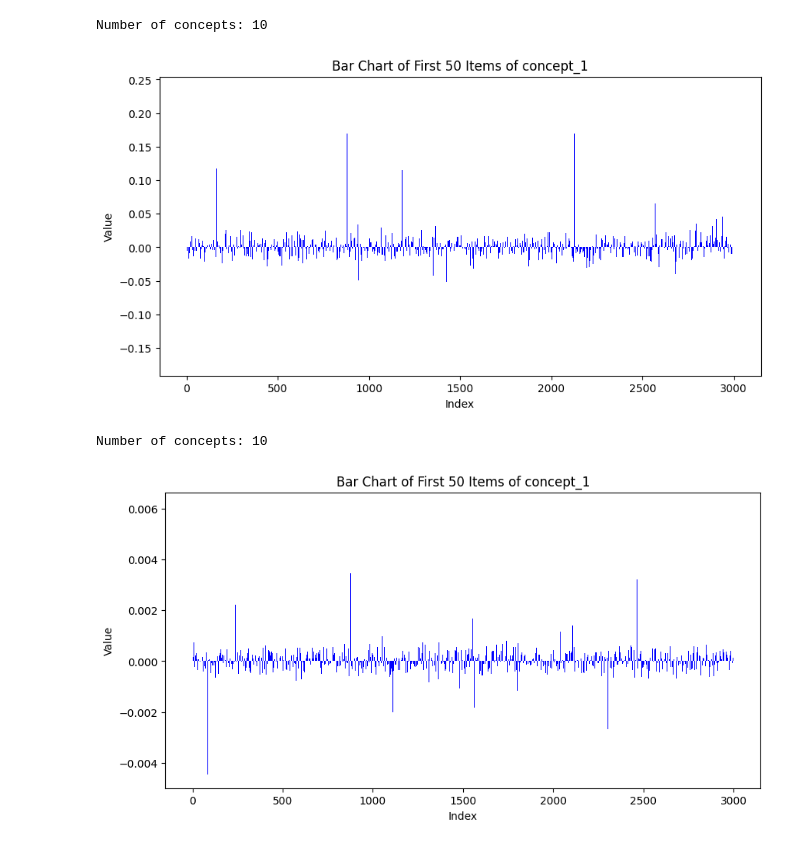
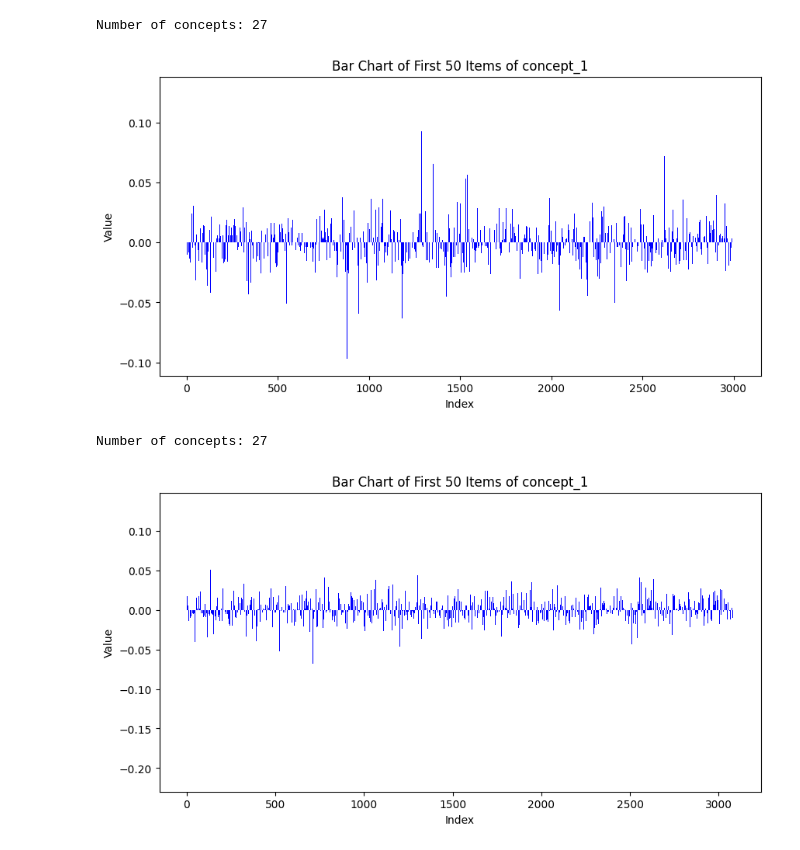
Before and after one commit to Mak-Ta-Reque/xl-vlms, a Jupyter notebook: playground/nuron_finding.ipynb, the cells around one changed output. Cells and saved outputs as stored; diff of their text form; code cells hidden in the pictures.

```diff
--- a/playground/nuron_finding.ipynb
+++ b/playground/nuron_finding.ipynb
@@ -1,11 +1,11 @@
 # %%
 import torch
-feature_path = "/mnt/abka03/concept_extraction_result/MCoX/SNMF/imagenet_temp/train/concept/combined_concept_raw.pth"
+feature_path = "/mnt/abka03/concept_extraction_result/MCoX/SNMF/layer_norm_imagenet32/train/concept/redefine_activations_text_grounding_combined_concept_gl_regrounded.pth"
 data = torch.load(feature_path, map_location="cpu")
 
 hidden_states = data["concepts"]
 print(f"Number of concepts: {len(hidden_states)}")
-concept_1 = hidden_states[1]
+concept_1 = hidden_states[4]
 import matplotlib.pyplot as plt
 
 # Select the first 50 items of concept_1
@@ -20,29 +20,29 @@ plt.ylabel("Value")
 plt.title("Bar Chart of First 50 Items of concept_1")
 plt.show()
 # %% [output]
-Number of concepts: 10
+Number of concepts: 27
-[figure, old version]
+[figure, new version]
 # %%
 import torch
-feature_path = "/mnt/abka03/concept_extraction_result/MCoX/SNMF/imagenet_temp/train/concept/redefine_activations_text_grounding_combined_concept_l1_regrounded.pth"
+feature_path = "/mnt/abka03/concept_extraction_result/MCoX/SNMF/layer_norm_imagenet32/train/concept/redefine_activations_text_grounding_combined_concept_gl_regrounded.pth"
 data = torch.load(feature_path, map_location="cpu")
 
 hidden_states = data["concepts"]
 print(f"Number of concepts: {len(hidden_states)}")
-concept_1 = hidden_states[1]
+concept_1 = hidden_states[20]
 import matplotlib.pyplot as plt
 
 # Select the first 50 items of concept_1
-indices = list(range(3000))
-values = concept_1[:3000].numpy()
+indices = list(range(3084))
+values = concept_1[:3084].numpy()
 
 # Create a bar chart
 plt.figure(figsize=(10, 5))
 plt.bar(indices, values, color='blue')
 plt.xlabel("Index")
 plt.ylabel("Value")
 plt.title("Bar Chart of First 50 Items of concept_1")
 plt.show()
 # %% [output]
-Number of concepts: 10
+Number of concepts: 27
-[figure, old version]
+[figure, new version]
```
Also changed, not shown: 8 other files.
